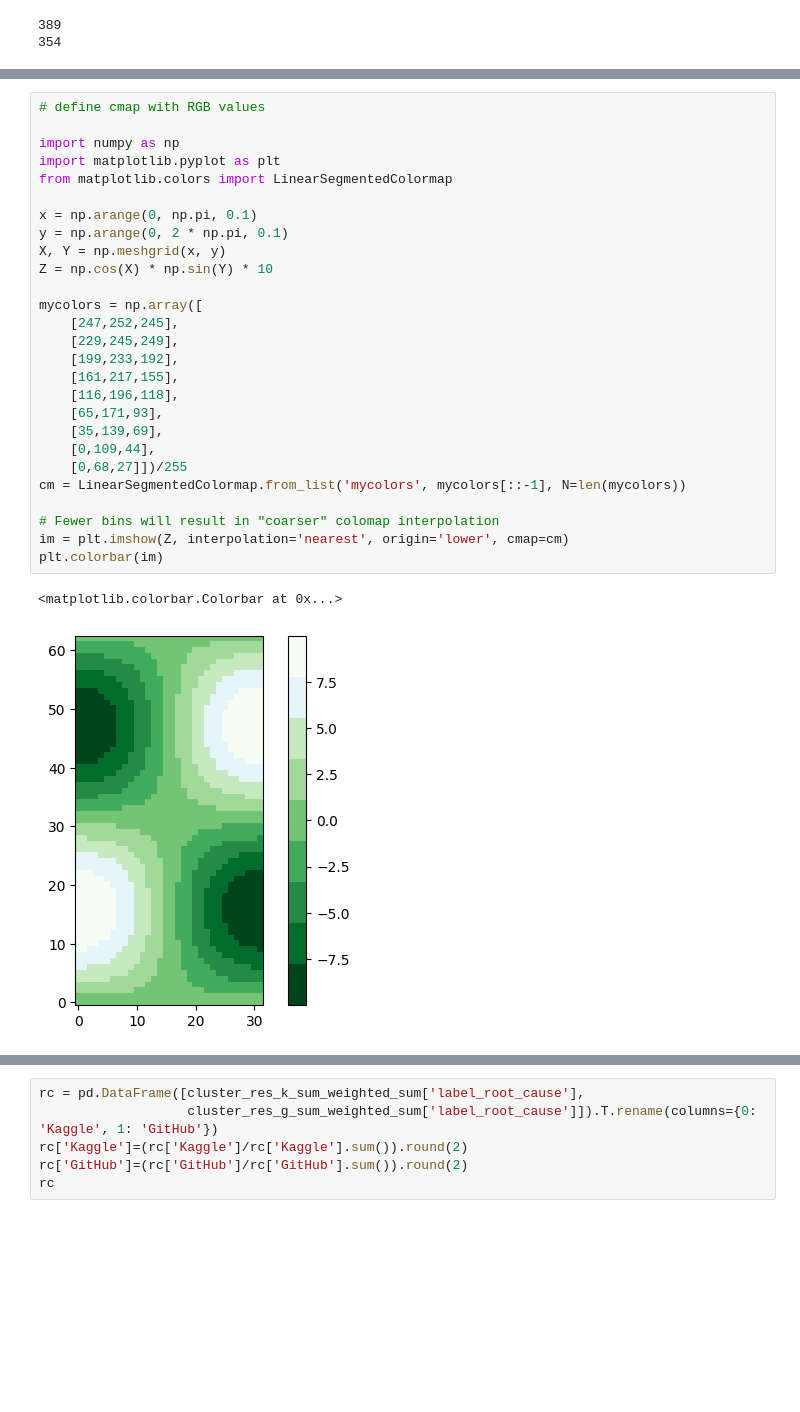
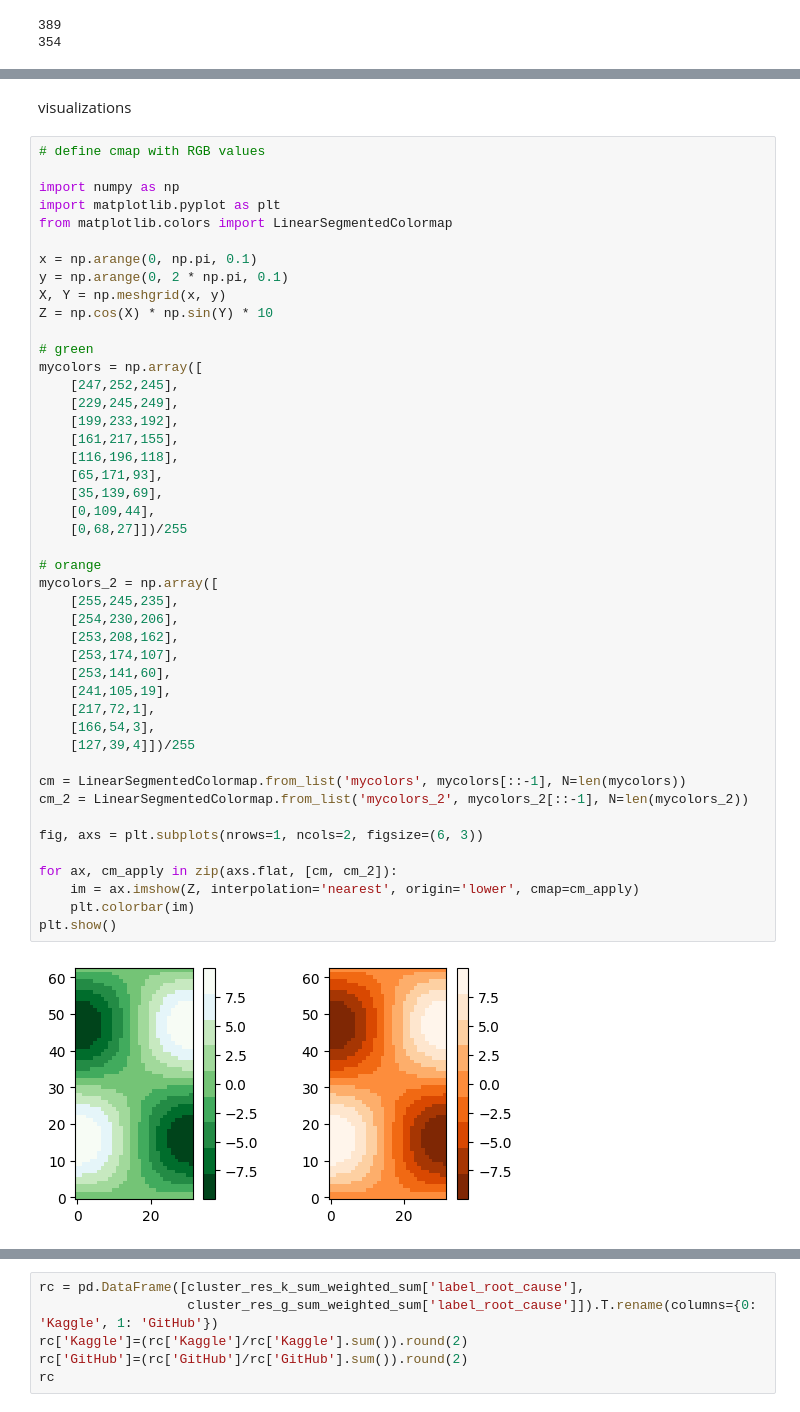
Before and after one commit to PELAB-LiU/jupyter_nbs_empirical, a Jupyter notebook: notebook_error_analysis-manual_labels_plots.ipynb, the cells around one changed output, grey strips where cells are left out. Cells and saved outputs as stored; diff of their text form; blank space fills up the shorter version.

Commit message:
visualization

```diff
--- a/notebook_error_analysis-manual_labels_plots.ipynb
+++ b/notebook_error_analysis-manual_labels_plots.ipynb
@@ -55,30 +69,49 @@ print(df_mlerr_labels_k_sum.eid.nunique())
+# %% [markdown]
+visualizations
 # %%
 # define cmap with RGB values
 
 import numpy as np
 import matplotlib.pyplot as plt
 from matplotlib.colors import LinearSegmentedColormap
 
 x = np.arange(0, np.pi, 0.1)
 y = np.arange(0, 2 * np.pi, 0.1)
 X, Y = np.meshgrid(x, y)
 Z = np.cos(X) * np.sin(Y) * 10
 
+# green
 mycolors = np.array([
     [247,252,245],
     [229,245,249],
     [199,233,192],
     [161,217,155],
     [116,196,118],
     [65,171,93],
     [35,139,69],
     [0,109,44],
     [0,68,27]])/255
+
+# orange
+mycolors_2 = np.array([
+    [255,245,235],
+    [254,230,206],
+    [253,208,162],
+    [253,174,107],
+    [253,141,60],
+    [241,105,19],
+    [217,72,1],
+    [166,54,3],
+    [127,39,4]])/255
+
 cm = LinearSegmentedColormap.from_list('mycolors', mycolors[::-1], N=len(mycolors))
+cm_2 = LinearSegmentedColormap.from_list('mycolors_2', mycolors_2[::-1], N=len(mycolors_2))
 
-# Fewer bins will result in "coarser" colomap interpolation
-im = plt.imshow(Z, interpolation='nearest', origin='lower', cmap=cm)
-plt.colorbar(im)
+fig, axs = plt.subplots(nrows=1, ncols=2, figsize=(6, 3))
+
+for ax, cm_apply in zip(axs.flat, [cm, cm_2]):
+    im = ax.imshow(Z, interpolation='nearest', origin='lower', cmap=cm_apply)
+    plt.colorbar(im)
+plt.show()
 # %% [output]
-<matplotlib.colorbar.Colorbar at 0x...>
-[figure, old version]
+[figure, new version]
```
Also changed, not shown: parts of 13 cells of this notebook, 3 other files.
